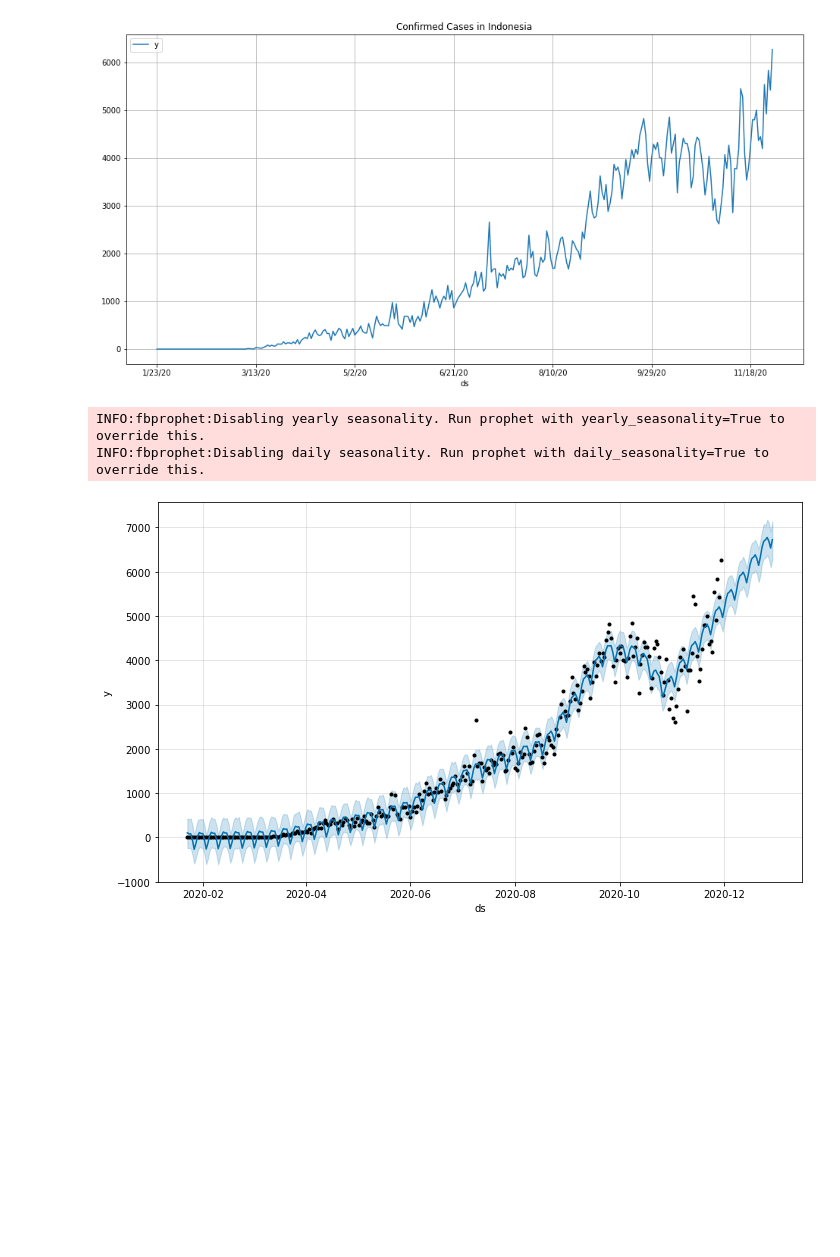
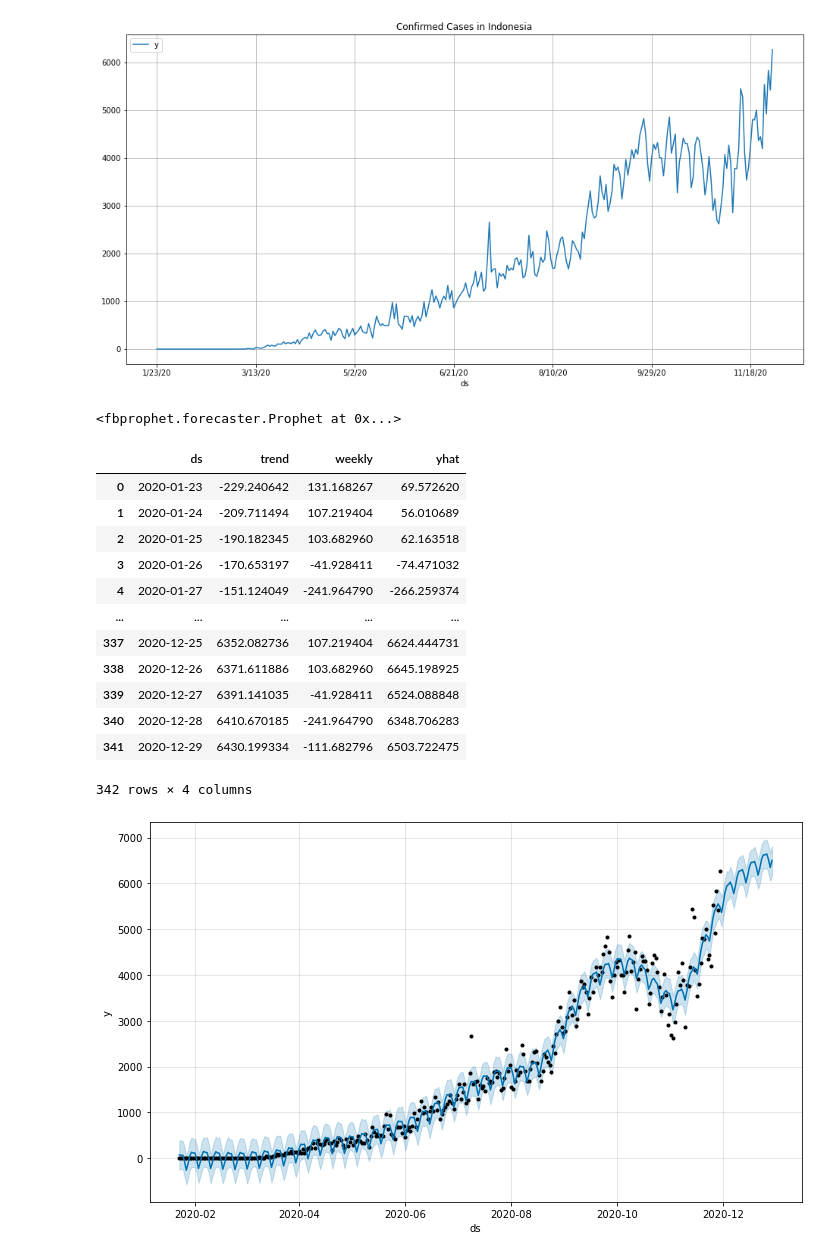
Before and after one commit to kristantotanuwidjaja/covid-19_data_analysis, a Jupyter notebook: Data Analysis COVID-19/COVID-19 Cases.ipynb, the cells around one changed output. Saved outputs shown, nothing was run; the diff lists cells and outputs as text; code cells hidden in the pictures; blank space fills up the shorter version.

```diff
--- a/Data Analysis COVID-19/COVID-19 Cases.ipynb
+++ b/Data Analysis COVID-19/COVID-19 Cases.ipynb
@@ -951,24 +952,39 @@ plt.grid()
 plt.show()
 # %% [output]
 [figure]
-# %%
-m = Prophet(n_changepoints=150,
-            changepoint_prior_scale=0.5,
-            changepoint_range=0.9,
-            weekly_seasonality=7)
-m.fit(df_select);
-# %% [output]
-INFO:fbprophet:Disabling yearly seasonality. Run prophet with yearly_seasonality=True to override this.
-INFO:fbprophet:Disabling daily seasonality. Run prophet with daily_seasonality=True to override this.
+# %%
+model_1 = Prophet(daily_seasonality=True,
+                  weekly_seasonality=True,
+                  yearly_seasonality=True)
+model_1.fit(df_select)
+# %% [output]
+<fbprophet.forecaster.Prophet at 0x...>
 # %%
 # projection 30 days
 n_projection = 30
+
 # prepare data frame to include future days for prediction
-future = m.make_future_dataframe(periods=n_projection)
+future = model_1.make_future_dataframe(periods=n_projection)
 
-forecast_1 = m.predict(future)
-forecast_1.head()
-m.plot(forecast_1);
+forecast_1 = model_1.predict(future)
+forecast_1[['ds', 'trend', 'weekly', 'yhat']]
 # %% [output]
-[figure, removed]
+|  | ds | trend | weekly | yhat |
+| 0 | 2020-01-23 | -229.240642 | 131.168267 | 69.572620 |
+| 1 | 2020-01-24 | -209.711494 | 107.219404 | 56.010689 |
+| 2 | 2020-01-25 | -190.182345 | 103.682960 | 62.163518 |
+| 3 | 2020-01-26 | -170.653197 | -41.928411 | -74.471032 |
+| 4 | 2020-01-27 | -151.124049 | -241.964790 | -266.259374 |
+| ... | ... | ... | ... | ... |
+| 337 | 2020-12-25 | 6352.082736 | 107.219404 | 6624.444731 |
+| 338 | 2020-12-26 | 6371.611886 | 103.682960 | 6645.198925 |
+| 339 | 2020-12-27 | 6391.141035 | -41.928411 | 6524.088848 |
+| 340 | 2020-12-28 | 6410.670185 | -241.964790 | 6348.706283 |
+| 341 | 2020-12-29 | 6430.199334 | -111.682796 | 6503.722475 |
+342 rows × 4 columns
+# %%
+# plotting
+model_1.plot(forecast_1);
+# %% [output]
+[figure, added]
 # %%
```
Also changed, not shown: parts of 8 cells of this notebook.
